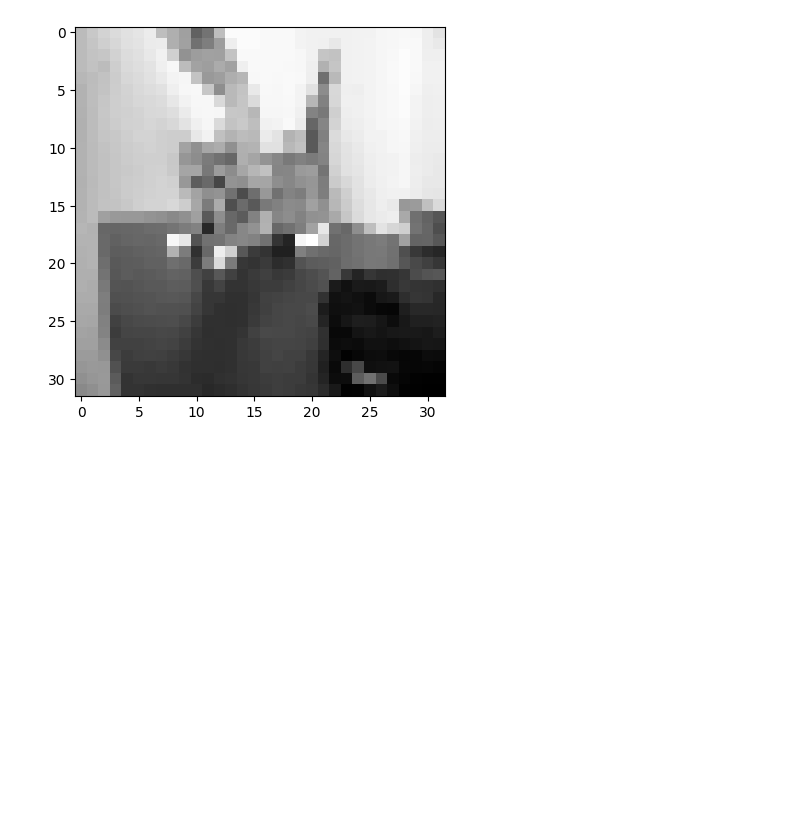
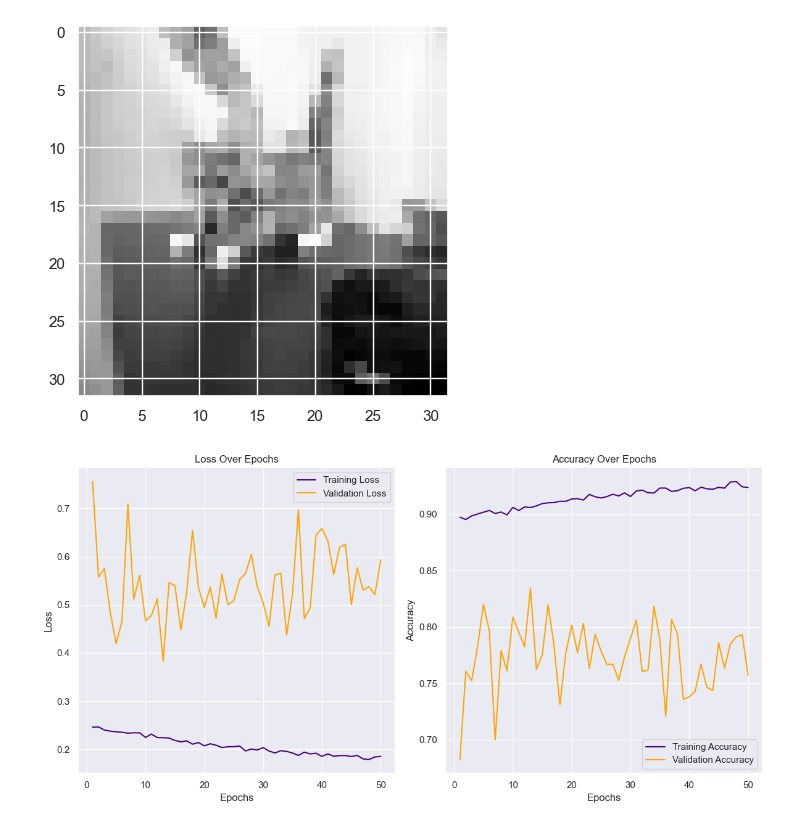
Before and after one commit to DmitriyMosk/ai-coop-project, a Jupyter notebook: project.ipynb, the cells around one changed output. Cells and saved outputs as stored; diff of their text form; code cells hidden in the pictures; blank space fills up the shorter version.

```diff
--- a/project.ipynb
+++ b/project.ipynb
@@ -6,9 +6,11 @@ import keras
 import matplotlib.pyplot as plt
 from sklearn.model_selection import train_test_split
 from keras.utils import to_categorical
-
 from tensorflow.keras.layers import Dense, Flatten, Dropout, Activation, Conv2D, MaxPooling2D
 import cv2
+import seaborn as sns
+from sklearn.metrics import confusion_matrix, ConfusionMatrixDisplay
+from sklearn.metrics import roc_curve, auc
 
 #Data Retrieval
 import os
@@ -90,5 +92,76 @@ predicted_val[0:5]
 submission_df = pd.DataFrame({'id':id_line, 'label':predicted_val})
 
 submission_df.to_csv("submission123.csv", index=False)
+
+# Обучение модели с сохранением истории
+history = model.fit(X, y, epochs=50, batch_size=32, validation_split=0.2)
+
+# Визуализация процесса обучения
+sns.set_theme(style="darkgrid", palette="bright")
+# График функции потерь
+plt.figure(figsize=(12, 6))
+plt.subplot(1, 2, 1)
+sns.lineplot(x=range(1, len(history.history['loss']) + 1), y=history.history['loss'], label='Training Loss', color='indigo')
+sns.lineplot(x=range(1, len(history.history['val_loss']) + 1), y=history.history['val_loss'], label='Validation Loss', color='orange')
+plt.title('Loss Over Epochs')
+plt.xlabel('Epochs')
+plt.ylabel('Loss')
+plt.legend()
+
+# График точности
+plt.subplot(1, 2, 2)
+sns.lineplot(x=range(1, len(history.history['accuracy']) + 1), y=history.history['accuracy'], label='Training Accuracy', color='indigo')
+sns.lineplot(x=range(1, len(history.history['val_accuracy']) + 1), y=history.history['val_accuracy'], label='Validation Accuracy', color='orange')
+plt.title('Accuracy Over Epochs')
+plt.xlabel('Epochs')
+plt.ylabel('Accuracy')
+plt.legend()
+
+plt.tight_layout()
+plt.show()
+
+# Пример: если у вас есть тестовые данные и предсказания
+y_true = y  # Истинные метки (например, обучающие данные)
+y_pred = (model.predict(X) > 0.5).astype("int32")  # Предсказания модели
+
+# Построение матрицы ошибок
+cm = confusion_matrix(y_true, y_pred)
+disp = ConfusionMatrixDisplay(confusion_matrix=cm, display_labels=['Cat', 'Dog'])
+disp.plot(cmap='Purples')
+plt.title('Confusion Matrix')
+plt.show()
+
+# Вычисление ROC-кривой
+fpr, tpr, thresholds = roc_curve(y, model.predict(X))
+roc_auc = auc(fpr, tpr)
+
+# Построение графика ROC-кривой для оценки качества бинарной классификации
+plt.figure(figsize=(8, 6))
+sns.lineplot(x=fpr, y=tpr, label=f'ROC Curve (AUC = {roc_auc:.2f})', color='indigo')
+plt.plot([0, 1], [0, 1], 'k--', label='Random Guessing')
+plt.title('Receiver Operating Characteristic (ROC)')
+plt.xlabel('False Positive Rate')
+plt.ylabel('True Positive Rate')
+plt.legend()
+plt.show()
+
+# Визуализация фильтров первого сверточного слоя
+filters, biases = model.layers[0].get_weights()
+n_filters = filters.shape[-1]
+
+plt.figure(figsize=(15, 15))
+for i in range(n_filters):
+    plt.subplot(8, 8, i + 1)
+    plt.imshow(filters[:, :, 0, i], cmap='viridis')
+    plt.axis('off')
+plt.suptitle('Filters of the First Conv2D Layer')
+plt.show()
+
+# Визуализация предсказаний модели на тестовых данных
+for i in range(5):
+    plt.imshow(X_test[i].reshape(32, 32), cmap='gray')
+    plt.title(f'Predicted: {"Dog" if predicted_val[i] == 1 else "Cat"}')
+    plt.axis('off')
+    plt.show()
 # %% [output]
 Epoch 1/50
@@ -111 +184,2 @@ Epoch 50/50
-[figure, old version]
+[figure, new version]
+[figure, added]
```
Also changed, not shown: parts of 1 cell of this notebook, 1 other file.
